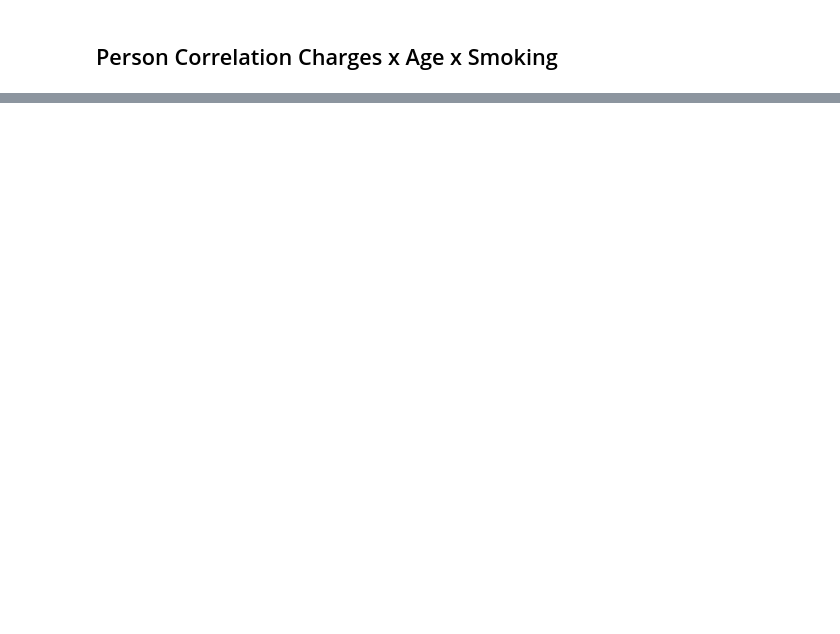
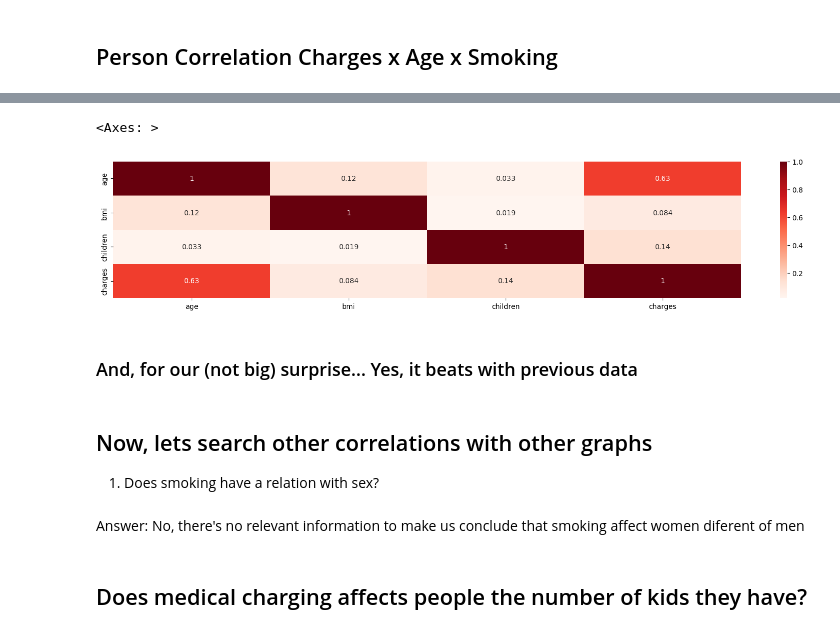
Before and after one commit to DaviFPassos/Helthy-Report, a Jupyter notebook: p1.ipynb, the cells around one changed output, grey strips where cells are left out. Cells and saved outputs as stored; diff of their text form; code cells hidden in the pictures; blank space fills up the shorter version.

```diff
--- a/p1.ipynb
+++ b/p1.ipynb
@@ -1215,0 +484,6 @@ model.coef_, model.intercept_
+# %%
+# Separating numeric data
+
+numerics = ['int16', 'int32', 'int64', 'float16', 'float32', 'float64']
+df_non_smokers_numeric_data = df_non_smokers.select_dtypes(include=numerics)
+df_non_smokers_numeric_data.corr()
@@ -1215,0 +496,18 @@ model.coef_, model.intercept_
+# %%
+# Ploting
+
+fig4, ax = plt.subplots(figsize=(20, 3.5))
+
+sns.heatmap(data=df_non_smokers_numeric_data.corr(),
+            cmap='Reds',
+            annot=True,
+            ax=ax)
+# %% [output]
+<Axes: >
+[figure, added]
+# %% [markdown]
+### And, for our (not big) surprise... Yes, it beats with previous data
+# %% [markdown]
+## Now, lets search other correlations with other graphs
+
+1) Does smoking have a relation with sex?
@@ -1215,0 +521,4 @@ model.coef_, model.intercept_
+# %% [markdown]
+Answer: No, there's no relevant information to make us conclude that smoking affect women diferent of men
+# %% [markdown]
+## Does medical charging affects people the number of kids they have?
```
Also changed, not shown: parts of 119 cells of this notebook.
